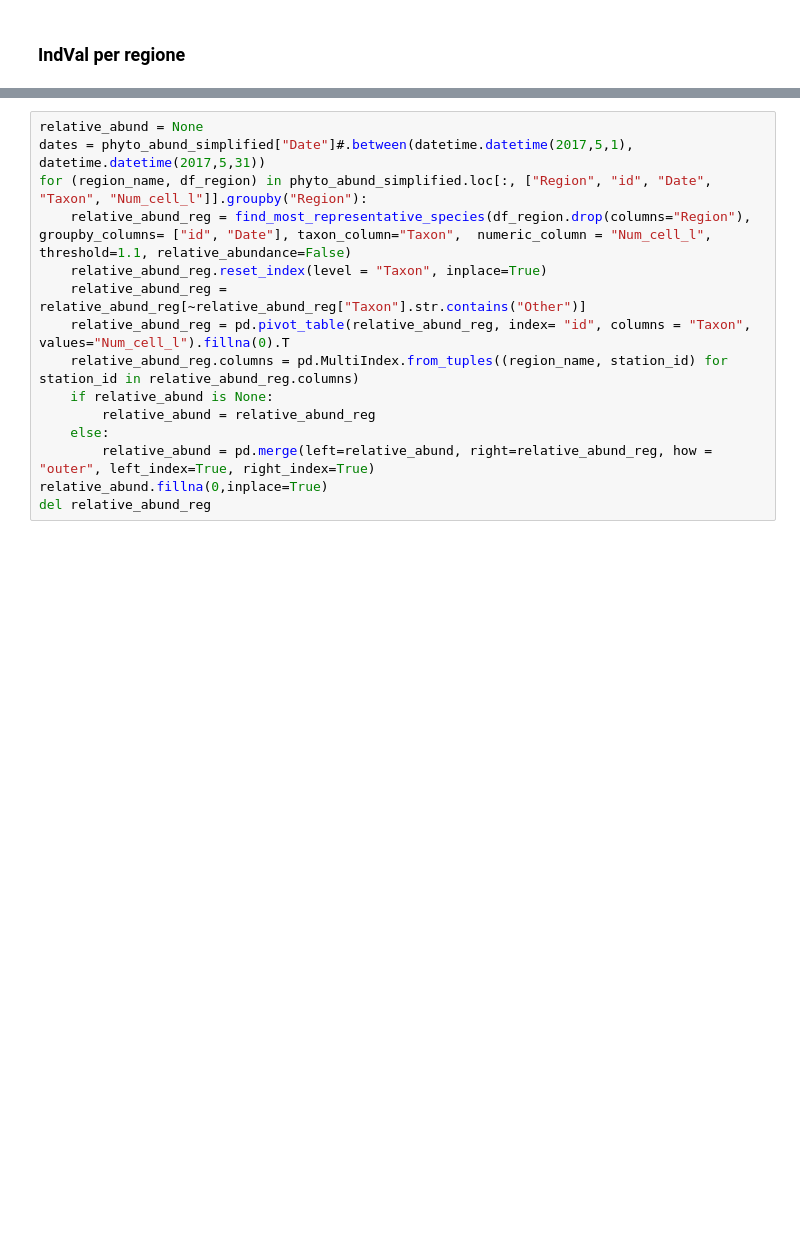
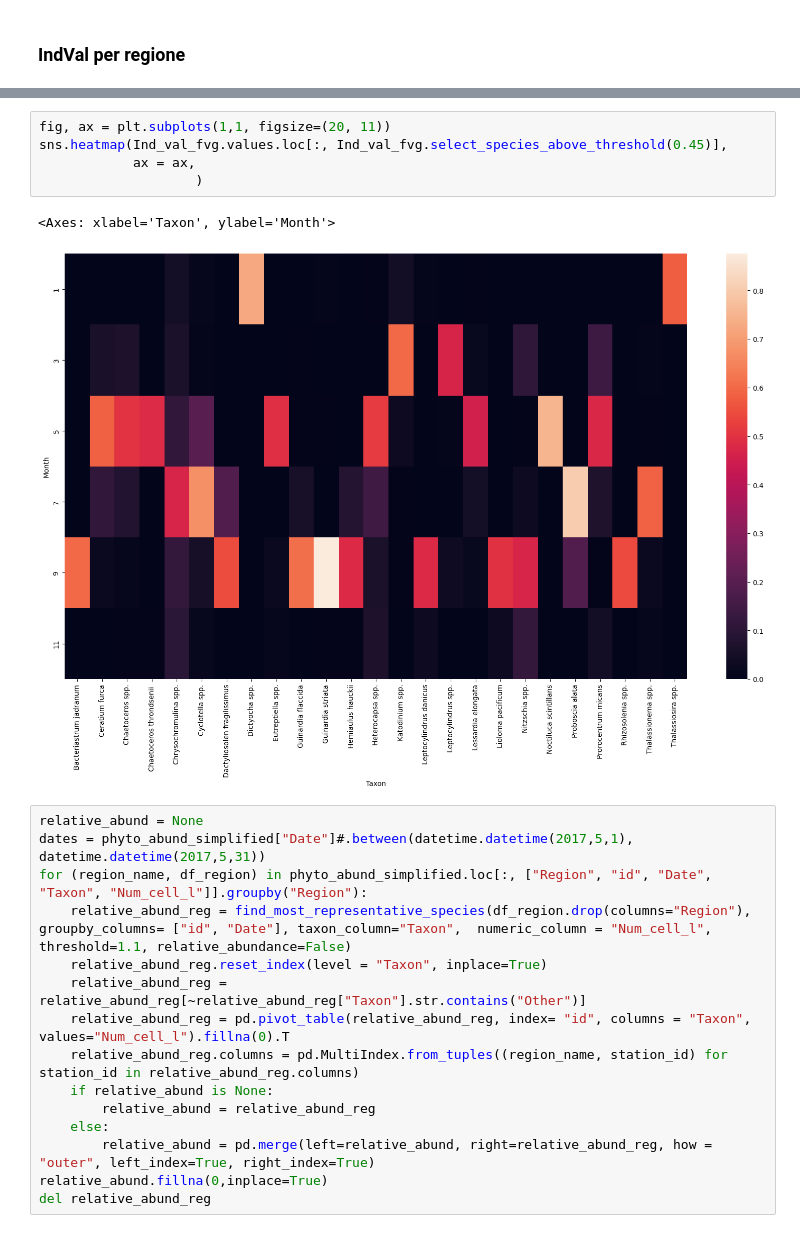
Before and after one commit to Alberto-Ghedin/ISPRA_20152017_Analysis, a Jupyter notebook: Report_with_outliers.ipynb, the cells around one changed output, grey strips where cells are left out. Saved outputs shown, nothing was run; the diff lists cells and outputs as text; blank space fills up the shorter version.

```diff
--- a/Report_with_outliers.ipynb
+++ b/Report_with_outliers.ipynb
@@ -949,3 +696,11 @@ def male_df_IndVal(df: pd.DataFrame, rows : list[str], numeri_column : str, colu
+# %%
+fig, ax = plt.subplots(1,1, figsize=(20, 11))
+sns.heatmap(Ind_val_fvg.values.loc[:, Ind_val_fvg.select_species_above_threshold(0.45)],
+            ax = ax,
+                    )
+# %% [output]
+<Axes: xlabel='Taxon', ylabel='Month'>
+[figure, added]
 # %%
 relative_abund = None
 dates = phyto_abund_simplified["Date"]#.between(datetime.datetime(2017,5,1), datetime.datetime(2017,5,31))
```
Also changed, not shown: parts of 46 cells of this notebook, 4 other files.
